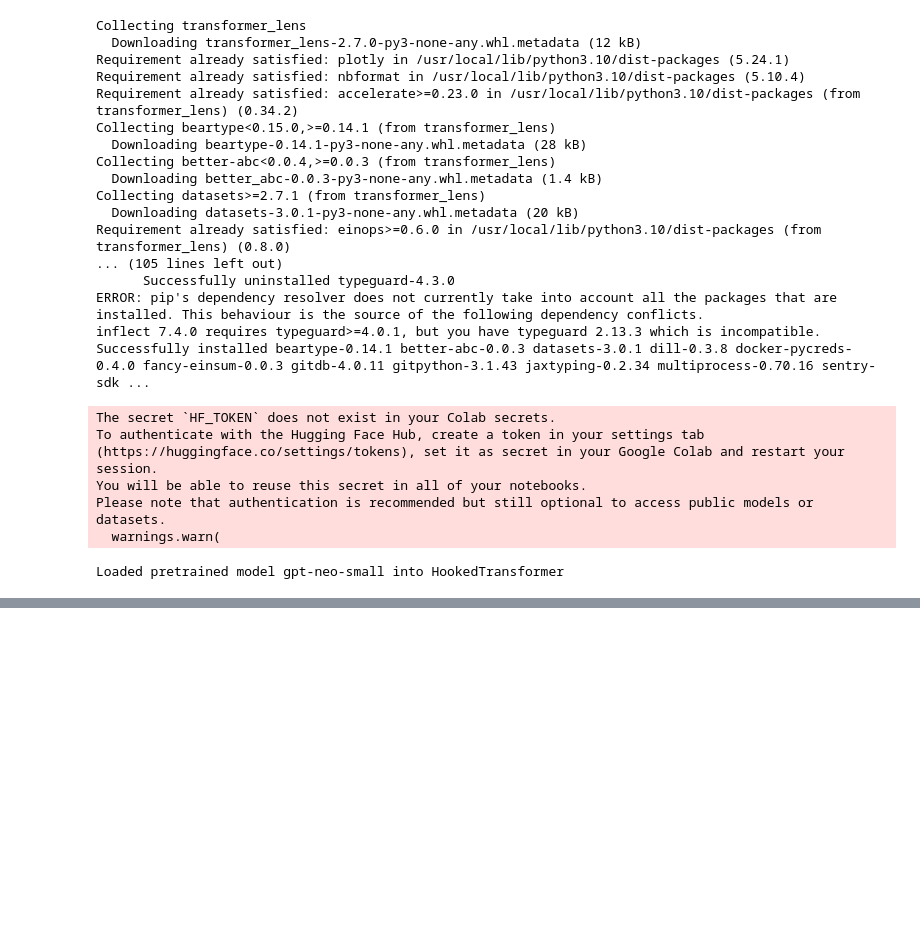
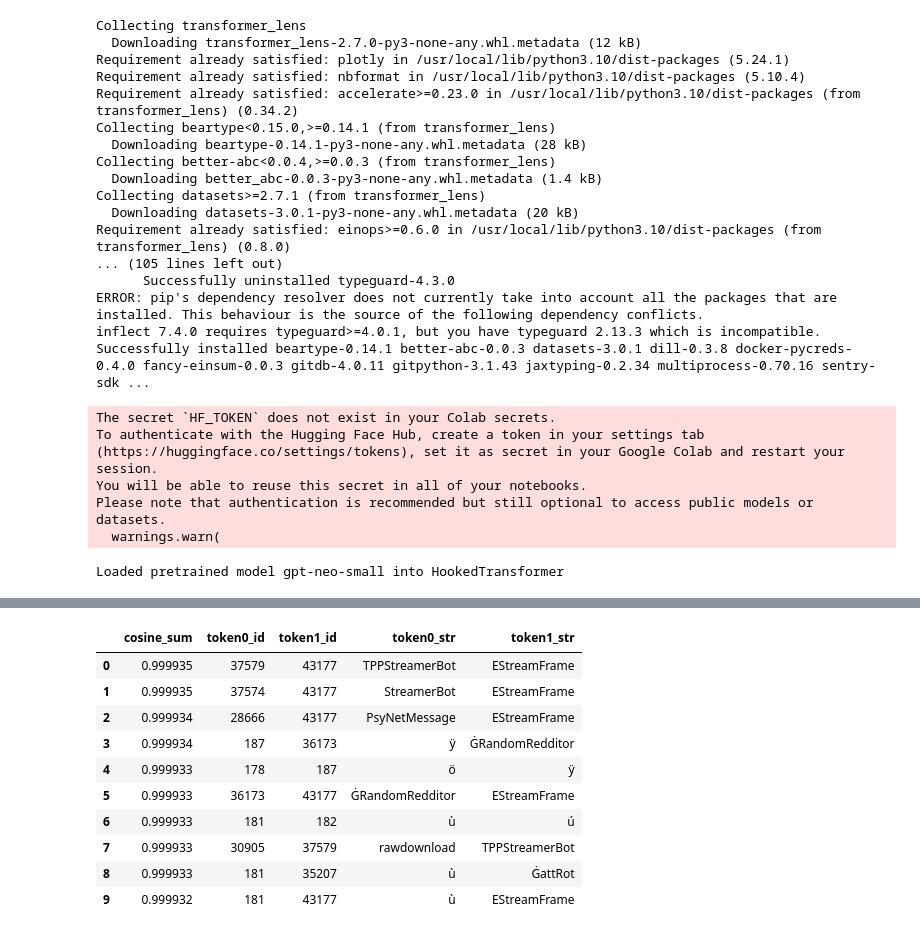
Before and after one commit to gg2001/transformer-circuits, a Jupyter notebook: puzzles/1.ipynb, the cells around one changed output, grey strips where cells are left out. Cells and saved outputs as stored; diff of their text form; code cells hidden in the pictures; blank space fills up the shorter version.

```diff
--- a/puzzles/1.ipynb
+++ b/puzzles/1.ipynb
@@ -108,3 +53,20 @@ Token 0: ĠTheNitrome, Token 1: ĠDevOnline, Cosine Similarity: 0.99990600347518
 #    cosine_sims.flatten().detach().cpu().numpy(),
 #    title="Pairwise cosine sims of embedding",
 #)
+# %%
+TokenHeap = list[tuple[float, int, int, str, str]]
+
+def push_token_heap(
+    heap: TokenHeap,
+    values: list[float],
+    token0: list[int],
+    token1: list[int],
+    compare: Callable[[float, float], bool],
+    top_k: int
+):
+    for value, t0, t1 in zip(values, token0, token1):
+        if len(heap) < top_k:
+            heapq.heappush(heap, (value, t0, t1))
+        else:
+            if compare(value, heap[0][0]):
+                heapq.heappushpop(heap, (value, t0, t1))
@@ -110,0 +133,18 @@ Token 0: ĠTheNitrome, Token 1: ĠDevOnline, Cosine Similarity: 0.99990600347518
+# %%
+columns = ["cosine_sum", "token0_id", "token1_id", "token0_str", "token1_str"]
+top_df = pd.DataFrame(top_heap, columns=columns)
+bottom_df = pd.DataFrame(bottom_heap, columns=columns)
+# %%
+top_df.head(n=10)
+# %% [output]
+|  | cosine_sum | token0_id | token1_id | token0_str | token1_str |
+| 0 | 0.999935 | 37579 | 43177 | TPPStreamerBot | EStreamFrame |
+| 1 | 0.999935 | 37574 | 43177 | StreamerBot | EStreamFrame |
+| 2 | 0.999934 | 28666 | 43177 | PsyNetMessage | EStreamFrame |
+| 3 | 0.999934 | 187 | 36173 | ÿ | ĠRandomRedditor |
+| 4 | 0.999933 | 178 | 187 | ö | ÿ |
+| 5 | 0.999933 | 36173 | 43177 | ĠRandomRedditor | EStreamFrame |
+| 6 | 0.999933 | 181 | 182 | ù | ú |
+| 7 | 0.999933 | 30905 | 37579 | rawdownload | TPPStreamerBot |
+| 8 | 0.999933 | 181 | 35207 | ù | ĠattRot |
+| 9 | 0.999932 | 181 | 43177 | ù | EStreamFrame |
```
Also changed, not shown: parts of 5 cells of this notebook.
